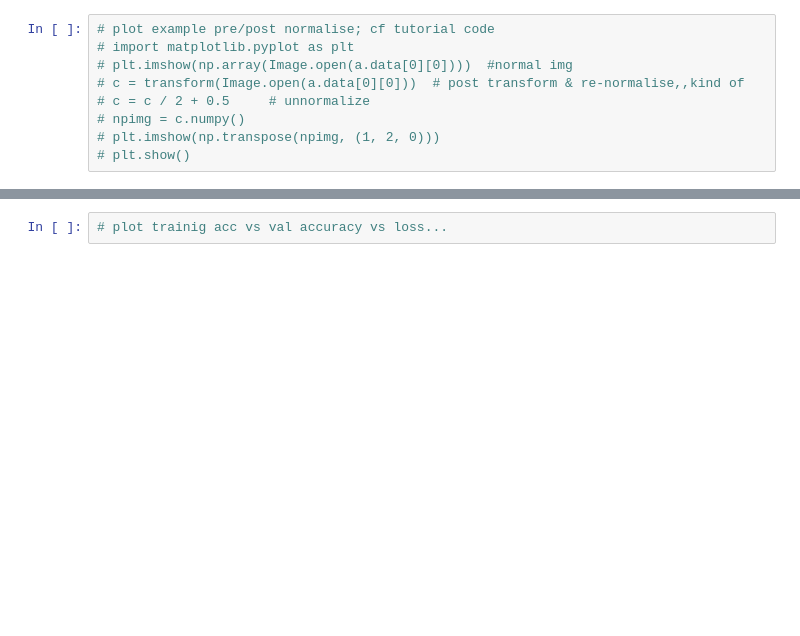
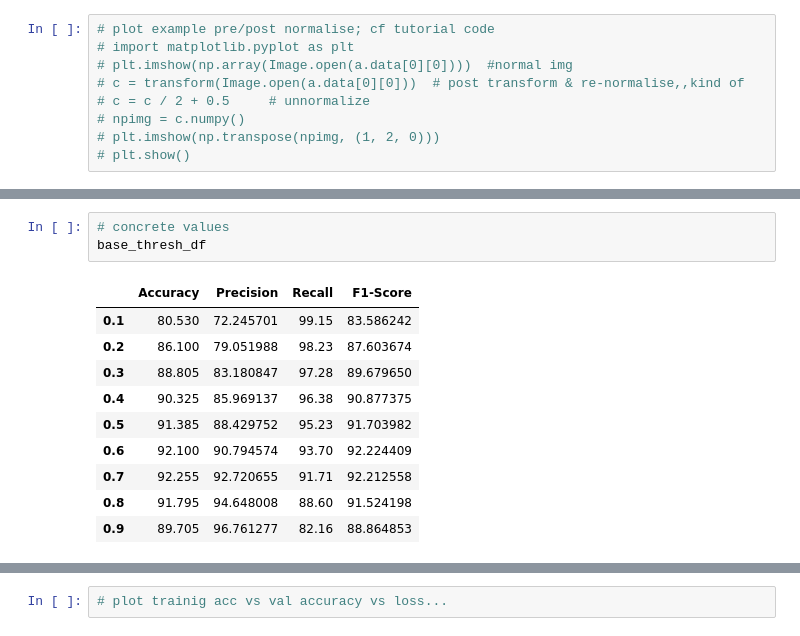
Before and after one commit to jshrdt/aics-project, a Jupyter notebook: code/aics0.ipynb, the cells around one changed output, grey strips where cells are left out. Saved outputs shown, nothing was run; the diff lists cells and outputs as text; blank space fills up the shorter version.

```diff
--- a/code/aics0.ipynb
+++ b/code/aics0.ipynb
@@ -328,0 +118,14 @@ df
+# %%
+# concrete values
+base_thresh_df
+# %% [output]
+|  | Accuracy | Precision | Recall | F1-Score |
+| 0.1 | 80.530 | 72.245701 | 99.15 | 83.586242 |
+| 0.2 | 86.100 | 79.051988 | 98.23 | 87.603674 |
+| 0.3 | 88.805 | 83.180847 | 97.28 | 89.679650 |
+| 0.4 | 90.325 | 85.969137 | 96.38 | 90.877375 |
+| 0.5 | 91.385 | 88.429752 | 95.23 | 91.703982 |
+| 0.6 | 92.100 | 90.794574 | 93.70 | 92.224409 |
+| 0.7 | 92.255 | 92.720655 | 91.71 | 92.212558 |
+| 0.8 | 91.795 | 94.648008 | 88.60 | 91.524198 |
+| 0.9 | 89.705 | 96.761277 | 82.16 | 88.864853 |
```
Also changed, not shown: parts of 42 cells of this notebook, 11 other files.
